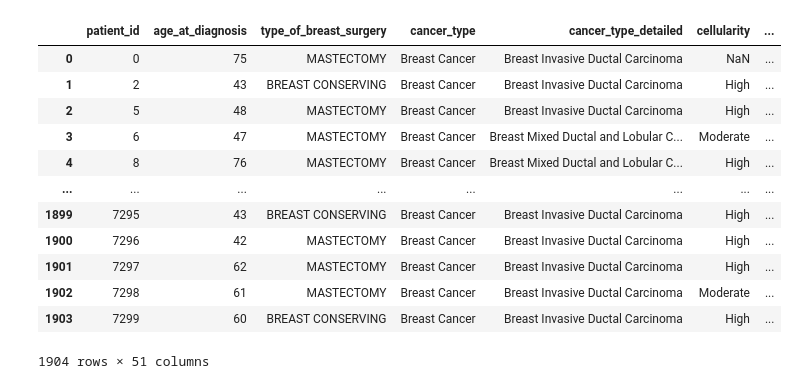
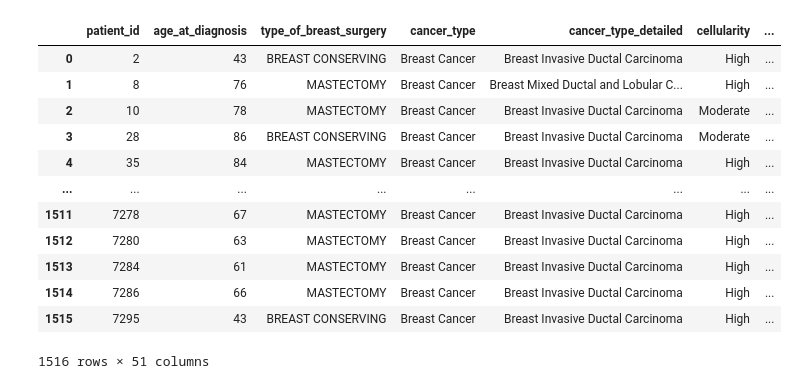
Before and after one commit to yxrellx/Biblioteca, a Jupyter notebook: Te_damos_la_bienvenida_a_Colaboratory.ipynb, the cells around one changed output. Drawn from its saved outputs; the diff is of its cells as text; code cells hidden in the pictures.

```diff
--- a/Te_damos_la_bienvenida_a_Colaboratory.ipynb
+++ b/Te_damos_la_bienvenida_a_Colaboratory.ipynb
@@ -3,22 +3,22 @@
 # %%
 import pandas as pd
 # %%
-df = pd.read_csv('/content/normalizacioncsv (2).csv')
+df = pd.read_csv('/content/elinar.csv')
 df
 # %% [output]
 |  | patient_id | age_at_diagnosis | type_of_breast_surgery | cancer_type | cancer_type_detailed | cellularity | ... |
-| 0 | 0 | 75 | MASTECTOMY | Breast Cancer | Breast Invasive Ductal Carcinoma | NaN | ... |
-| 1 | 2 | 43 | BREAST CONSERVING | Breast Cancer | Breast Invasive Ductal Carcinoma | High | ... |
-| 2 | 5 | 48 | MASTECTOMY | Breast Cancer | Breast Invasive Ductal Carcinoma | High | ... |
-| 3 | 6 | 47 | MASTECTOMY | Breast Cancer | Breast Mixed Ductal and Lobular C... | Moderate | ... |
-| 4 | 8 | 76 | MASTECTOMY | Breast Cancer | Breast Mixed Ductal and Lobular C... | High | ... |
+| 0 | 2 | 43 | BREAST CONSERVING | Breast Cancer | Breast Invasive Ductal Carcinoma | High | ... |
+| 1 | 8 | 76 | MASTECTOMY | Breast Cancer | Breast Mixed Ductal and Lobular C... | High | ... |
+| 2 | 10 | 78 | MASTECTOMY | Breast Cancer | Breast Invasive Ductal Carcinoma | Moderate | ... |
+| 3 | 28 | 86 | BREAST CONSERVING | Breast Cancer | Breast Invasive Ductal Carcinoma | Moderate | ... |
+| 4 | 35 | 84 | MASTECTOMY | Breast Cancer | Breast Invasive Ductal Carcinoma | High | ... |
 | ... | ... | ... | ... | ... | ... | ... | ... |
-| 1899 | 7295 | 43 | BREAST CONSERVING | Breast Cancer | Breast Invasive Ductal Carcinoma | High | ... |
-| 1900 | 7296 | 42 | MASTECTOMY | Breast Cancer | Breast Invasive Ductal Carcinoma | High | ... |
-| 1901 | 7297 | 62 | MASTECTOMY | Breast Cancer | Breast Invasive Ductal Carcinoma | High | ... |
-| 1902 | 7298 | 61 | MASTECTOMY | Breast Cancer | Breast Invasive Ductal Carcinoma | Moderate | ... |
-| 1903 | 7299 | 60 | BREAST CONSERVING | Breast Cancer | Breast Invasive Ductal Carcinoma | High | ... |
+| 1511 | 7278 | 67 | MASTECTOMY | Breast Cancer | Breast Invasive Ductal Carcinoma | High | ... |
+| 1512 | 7280 | 63 | MASTECTOMY | Breast Cancer | Breast Invasive Ductal Carcinoma | High | ... |
+| 1513 | 7284 | 61 | MASTECTOMY | Breast Cancer | Breast Invasive Ductal Carcinoma | High | ... |
+| 1514 | 7286 | 66 | MASTECTOMY | Breast Cancer | Breast Invasive Ductal Carcinoma | High | ... |
+| 1515 | 7295 | 43 | BREAST CONSERVING | Breast Cancer | Breast Invasive Ductal Carcinoma | High | ... |
-1904 rows × 51 columns
+1516 rows × 51 columns
 # %%
 df =df.drop(['patient_id','type_of_breast_surgery','cancer_type','cancer_type_detailed',"cellularity","pam50_+_claudin-low_subtype","er_status_measured_by_ihc","er_status", "her2_status_measured_by_snp6", "her2_status", "tumor_other_histologic_subtype", "inferred_menopausal_state","integrative_cluster", "primary_tumor_laterality","oncotree_code","pr_status","3-gene_classifier_subtype", "death_from_cancer","quimio_terapia(2)", "radio_terapia(2)"],axis=1)
 df
```
Also changed, not shown: parts of 25 cells of this notebook.
